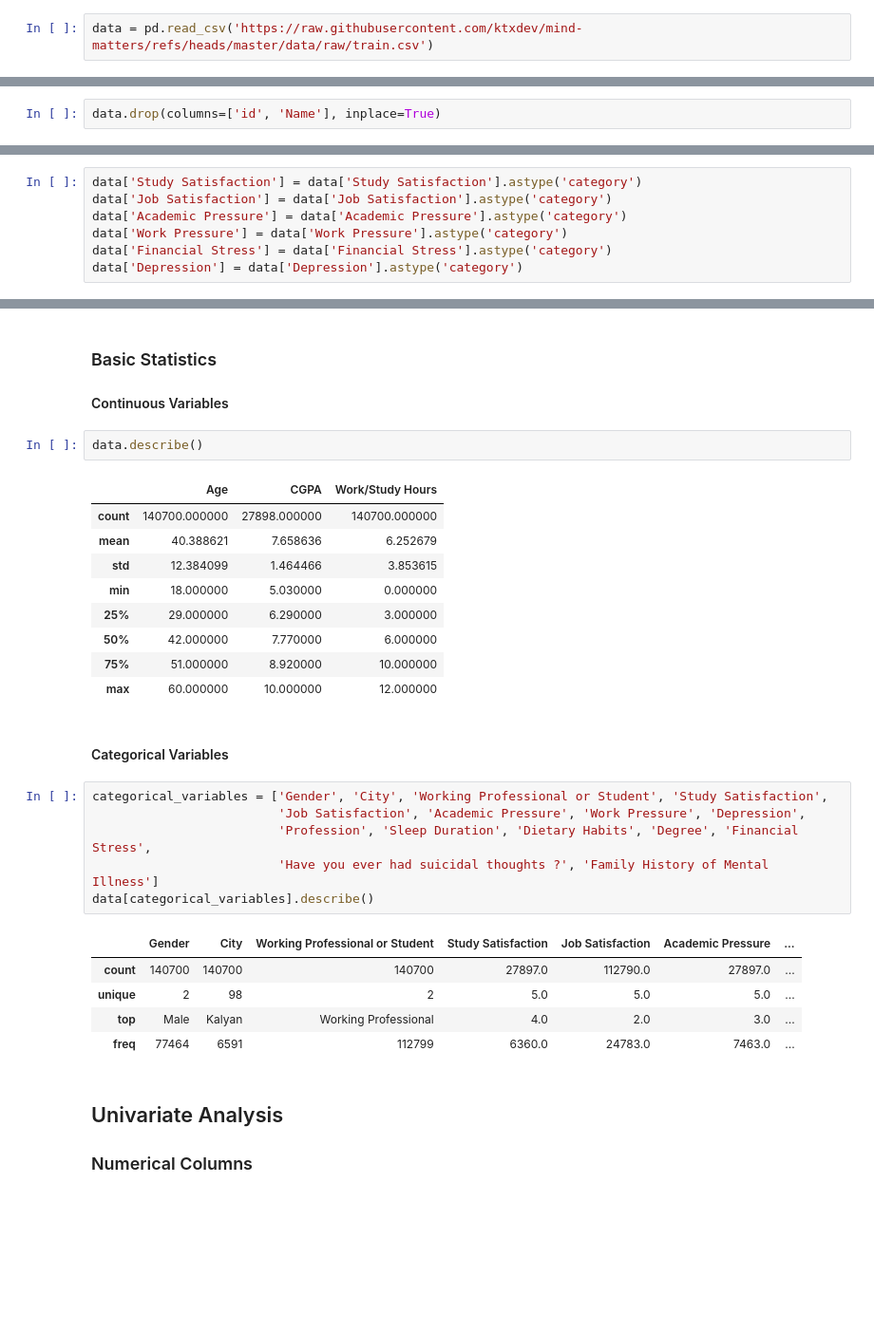
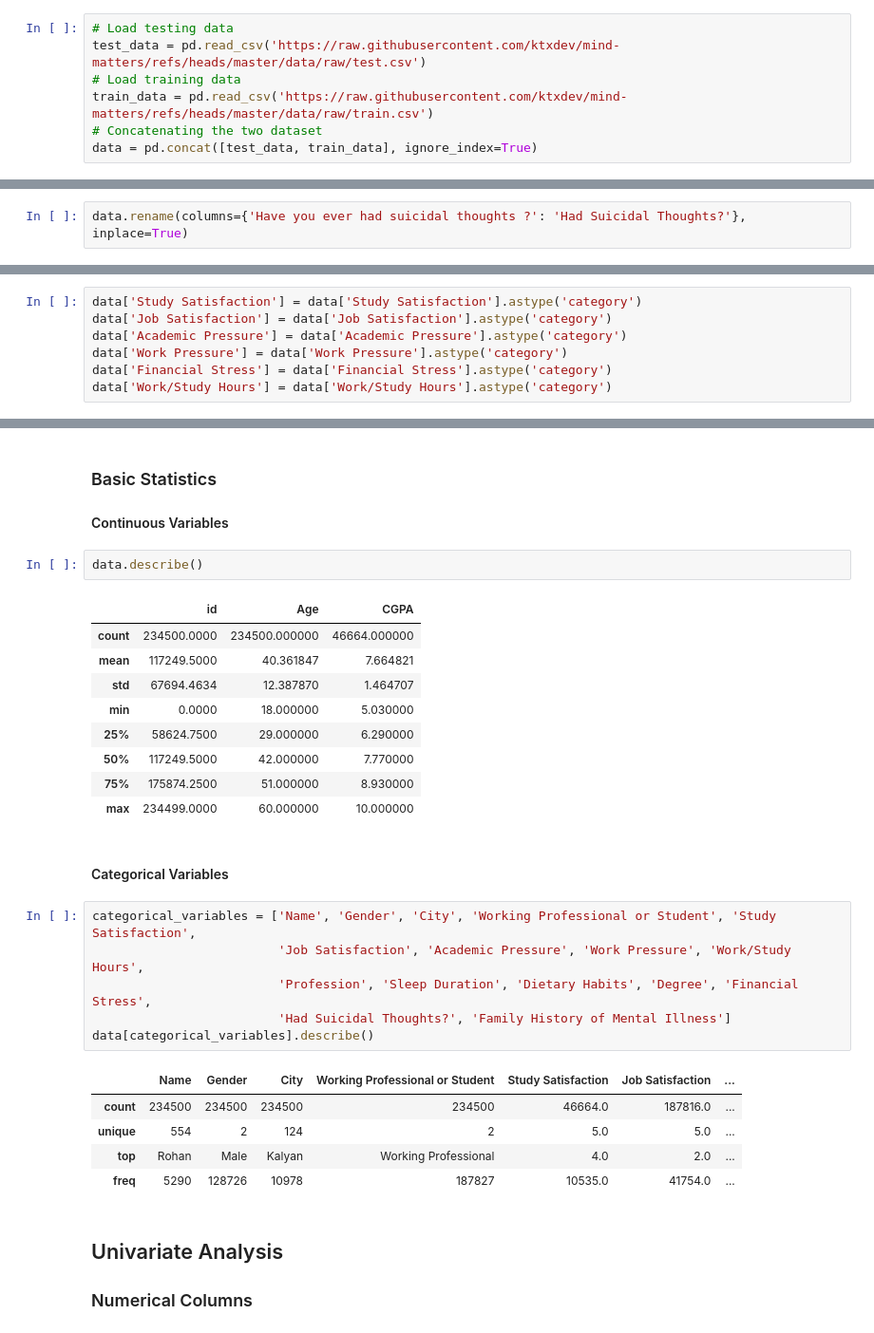
Before and after one commit to ktxdev/mind-matters, a Jupyter notebook: notebooks/EDA.ipynb, the cells around one changed output, grey strips where cells are left out. Shown at 95% size. Saved outputs shown, nothing was run; the diff lists cells and outputs as text; blank space fills up the shorter version.

```diff
--- a/notebooks/EDA.ipynb
+++ b/notebooks/EDA.ipynb
@@ -5,7 +7,12 @@ import pandas as pd
 # %% [markdown]
 ## Load the dataset
 # %%
-data = pd.read_csv('https://raw.githubusercontent.com/ktxdev/mind-matters/refs/heads/master/data/raw/train.csv')
+# Load testing data
+test_data = pd.read_csv('https://raw.githubusercontent.com/ktxdev/mind-matters/refs/heads/master/data/raw/test.csv')
+# Load training data
+train_data = pd.read_csv('https://raw.githubusercontent.com/ktxdev/mind-matters/refs/heads/master/data/raw/train.csv')
+# Concatenating the two dataset
+data = pd.concat([test_data, train_data], ignore_index=True)
 # %% [markdown]
 ## Initial Exploration
 ### Shape and Structure
@@ -25,2 +29,0 @@ data.head()
-# %%
-data.drop(columns=['id', 'Name'], inplace=True)
@@ -27,3 +32,5 @@ data.drop(columns=['id', 'Name'], inplace=True)
+# %%
+data.rename(columns={'Have you ever had suicidal thoughts ?': 'Had Suicidal Thoughts?'}, inplace=True)
 # %% [markdown]
 ### Data Types
 # %%
@@ -56,7 +61,7 @@ data['Job Satisfaction'] = data['Job Satisfaction'].astype('category')
 data['Academic Pressure'] = data['Academic Pressure'].astype('category')
 data['Work Pressure'] = data['Work Pressure'].astype('category')
 data['Financial Stress'] = data['Financial Stress'].astype('category')
-data['Depression'] = data['Depression'].astype('category')
+data['Work/Study Hours'] = data['Work/Study Hours'].astype('category')
 # %% [markdown]
 ### Checking for Missing Values
 # %%
@@ -87,29 +90,29 @@ dtype: int64
 # %%
 data.describe()
 # %% [output]
-|  | Age | CGPA | Work/Study Hours |
-| count | 140700.000000 | 27898.000000 | 140700.000000 |
-| mean | 40.388621 | 7.658636 | 6.252679 |
-| std | 12.384099 | 1.464466 | 3.853615 |
-| min | 18.000000 | 5.030000 | 0.000000 |
-| 25% | 29.000000 | 6.290000 | 3.000000 |
-| 50% | 42.000000 | 7.770000 | 6.000000 |
-| 75% | 51.000000 | 8.920000 | 10.000000 |
-| max | 60.000000 | 10.000000 | 12.000000 |
+|  | id | Age | CGPA |
+| count | 234500.0000 | 234500.000000 | 46664.000000 |
+| mean | 117249.5000 | 40.361847 | 7.664821 |
+| std | 67694.4634 | 12.387870 | 1.464707 |
+| min | 0.0000 | 18.000000 | 5.030000 |
+| 25% | 58624.7500 | 29.000000 | 6.290000 |
+| 50% | 117249.5000 | 42.000000 | 7.770000 |
+| 75% | 175874.2500 | 51.000000 | 8.930000 |
+| max | 234499.0000 | 60.000000 | 10.000000 |
 # %% [markdown]
 #### Categorical Variables
 # %%
-categorical_variables = ['Gender', 'City', 'Working Professional or Student', 'Study Satisfaction',
-                         'Job Satisfaction', 'Academic Pressure', 'Work Pressure', 'Depression',
+categorical_variables = ['Name', 'Gender', 'City', 'Working Professional or Student', 'Study Satisfaction',
+                         'Job Satisfaction', 'Academic Pressure', 'Work Pressure', 'Work/Study Hours',
                          'Profession', 'Sleep Duration', 'Dietary Habits', 'Degree', 'Financial Stress',
-                         'Have you ever had suicidal thoughts ?', 'Family History of Mental Illness']
+                         'Had Suicidal Thoughts?', 'Family History of Mental Illness']
 data[categorical_variables].describe()
 # %% [output]
-|  | Gender | City | Working Professional or Student | Study Satisfaction | Job Satisfaction | Academic Pressure | ... |
-| count | 140700 | 140700 | 140700 | 27897.0 | 112790.0 | 27897.0 | ... |
-| unique | 2 | 98 | 2 | 5.0 | 5.0 | 5.0 | ... |
-| top | Male | Kalyan | Working Professional | 4.0 | 2.0 | 3.0 | ... |
-| freq | 77464 | 6591 | 112799 | 6360.0 | 24783.0 | 7463.0 | ... |
+|  | Name | Gender | City | Working Professional or Student | Study Satisfaction | Job Satisfaction | ... |
+| count | 234500 | 234500 | 234500 | 234500 | 46664.0 | 187816.0 | ... |
+| unique | 554 | 2 | 124 | 2 | 5.0 | 5.0 | ... |
+| top | Rohan | Male | Kalyan | Working Professional | 4.0 | 2.0 | ... |
+| freq | 5290 | 128726 | 10978 | 187827 | 10535.0 | 41754.0 | ... |
 # %% [markdown]
 ## Univariate Analysis
 ### Numerical Columns
```
Also changed, not shown: parts of 79 cells of this notebook.
